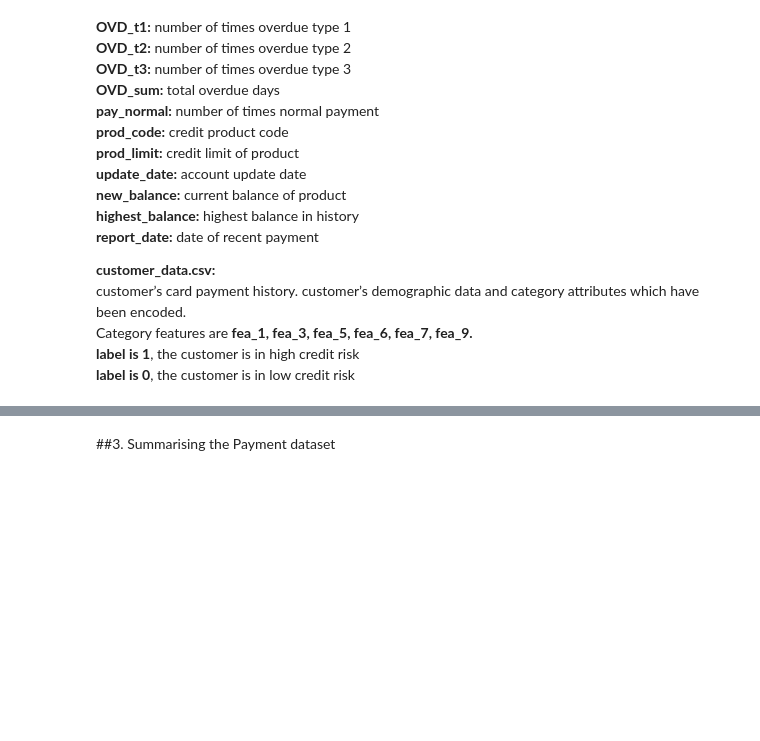
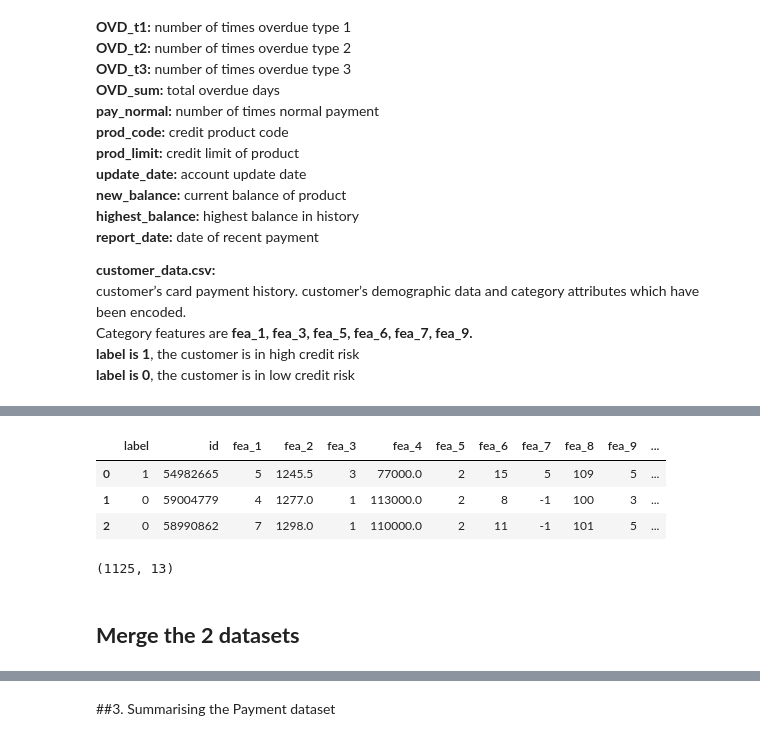
Before and after one commit to KS6Git/Python_EDA_Raja, a Jupyter notebook: Random_Forest_Assignment.ipynb, the cells around one changed output, grey strips where cells are left out. Saved outputs shown, nothing was run; the diff lists cells and outputs as text; code cells hidden in the pictures; blank space fills up the shorter version.

```diff
--- a/Random_Forest_Assignment.ipynb
+++ b/Random_Forest_Assignment.ipynb
@@ -21,7 +21,7 @@ https://www.kaggle.com/datasets/praveengovi/credit-risk-classification-dataset/d
 # %%
 Payment_data = pd.read_csv('/content/drive/MyDrive/Colab Notebooks/Raja_Python_Programming/Random_Tree/payment_data.csv')
 # %%
-Cust_data = pd.read_csv('/content/drive/MyDrive/Colab Notebooks/Raja_Python_Programming/Random_Tree/customer_data.csv')
+Customer_data = pd.read_csv('/content/drive/MyDrive/Colab Notebooks/Raja_Python_Programming/Random_Tree/customer_data.csv')
 # %% [markdown]
 **payment_data.csv:**
 
@@ -63,0 +66,13 @@ Payment_data
+# %%
+Customer_data.head(3)
+# %% [output]
+|  | label | id | fea_1 | fea_2 | fea_3 | fea_4 | fea_5 | fea_6 | fea_7 | fea_8 | fea_9 | ... |
+| 0 | 1 | 54982665 | 5 | 1245.5 | 3 | 77000.0 | 2 | 15 | 5 | 109 | 5 | ... |
+| 1 | 0 | 59004779 | 4 | 1277.0 | 1 | 113000.0 | 2 | 8 | -1 | 100 | 3 | ... |
+| 2 | 0 | 58990862 | 7 | 1298.0 | 1 | 110000.0 | 2 | 11 | -1 | 101 | 5 | ... |
+# %%
+Customer_data.shape
+# %% [output]
+(1125, 13)
+# %% [markdown]
+## **Merge the 2 datasets**
```
Also changed, not shown: parts of 69 cells of this notebook.
